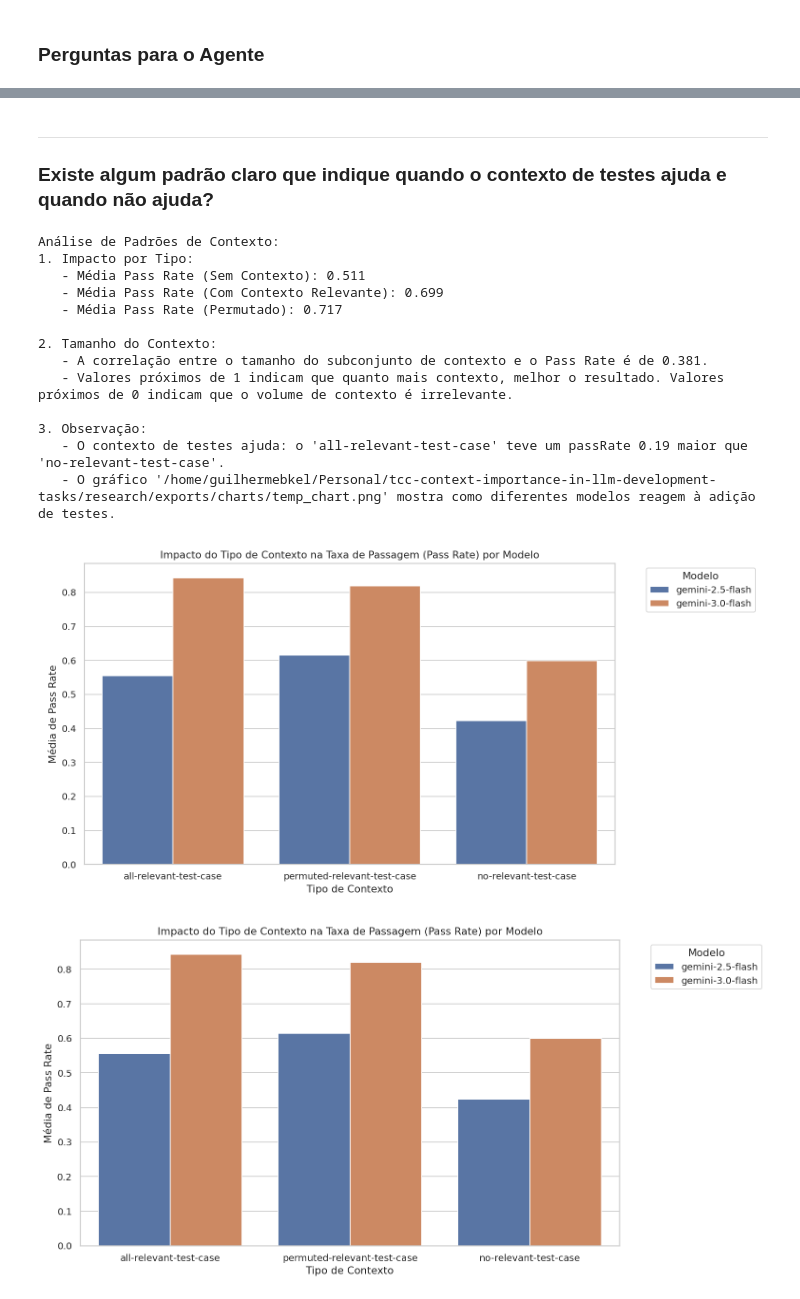
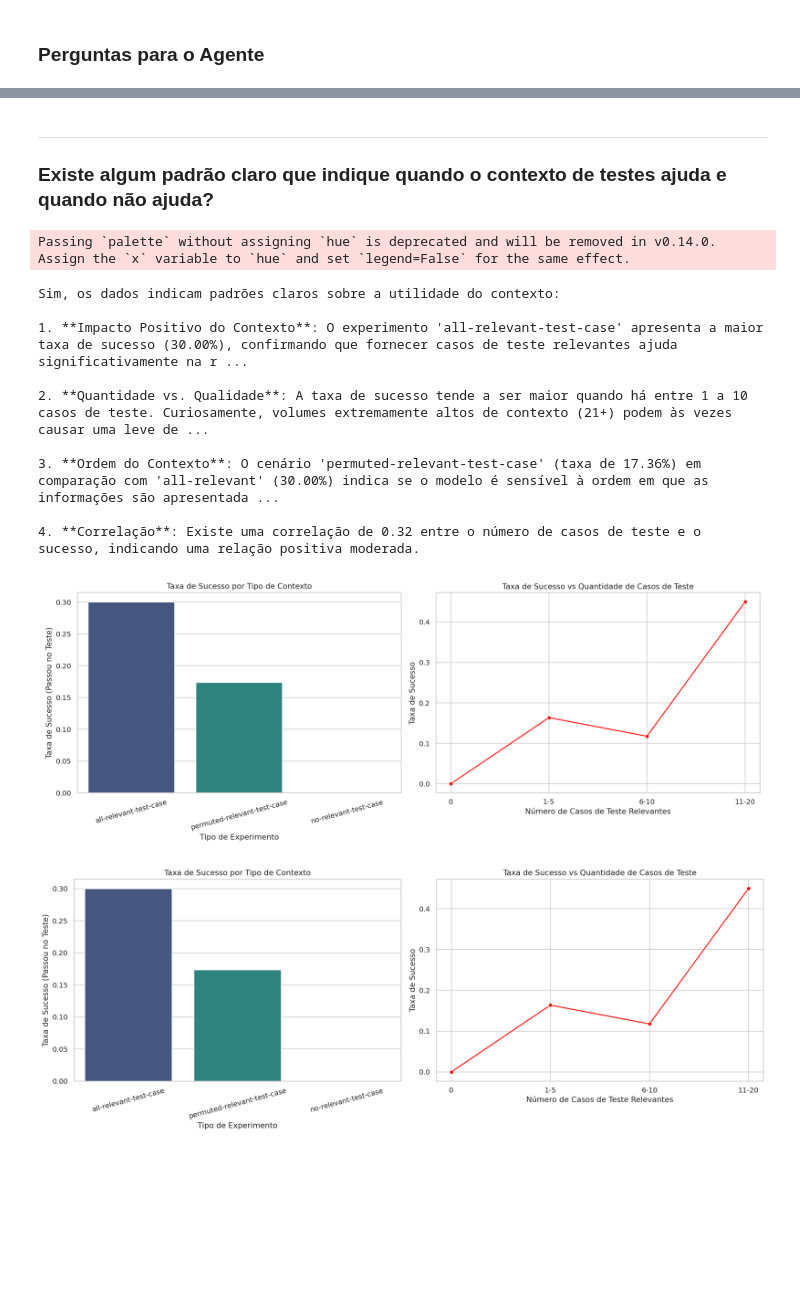
Before and after one commit to guilhermebkel/vem2026-test-driven-prompting, a Jupyter notebook: research/analysis.ipynb, the cells around one changed output, grey strips where cells are left out. Drawn from its saved outputs; the diff is of its cells as text; code cells hidden in the pictures; blank space fills up the shorter version.

```diff
--- a/research/analysis.ipynb
+++ b/research/analysis.ipynb
@@ -258,7 +258,7 @@ questions = [
     "Quais métodos foram reconstruídos com sucesso em todos os contextos testados?",
     "Quais métodos nunca foram reconstruídos com sucesso, independente do contexto ou modelo?",
     "Resuma os principais achados do experimento em tópicos.",
-    "Existe algum padrão claro que indique quando o contexto de testes ajuda e quando não ajuda?",
+    "Existe algum padrão claro que indique quando o contexto de testes ajuda e quando não ajuda?"
 ]
 
 for question in questions:
@@ -287,17 +293,14 @@ Principais achados do experimento:
 ---
 ### Existe algum padrão claro que indique quando o contexto de testes ajuda e quando não ajuda?
-Análise de Padrões de Contexto:
-1. Impacto por Tipo:
-   - Média Pass Rate (Sem Contexto): 0.511
-   - Média Pass Rate (Com Contexto Relevante): 0.699
-   - Média Pass Rate (Permutado): 0.717
-
-2. Tamanho do Contexto:
-   - A correlação entre o tamanho do subconjunto de contexto e o Pass Rate é de 0.381.
-   - Valores próximos de 1 indicam que quanto mais contexto, melhor o resultado. Valores próximos de 0 indicam que o volume de contexto é irrelevante.
-
-3. Observação:
-   - O contexto de testes ajuda: o 'all-relevant-test-case' teve um passRate 0.19 maior que 'no-relevant-test-case'.
-   - O gráfico '/home/guilhermebkel/Personal/tcc-context-importance-in-llm-development-tasks/research/exports/charts/temp_chart.png' mostra como diferentes modelos reagem à adição de testes.
+Passing `palette` without assigning `hue` is deprecated and will be removed in v0.14.0. Assign the `x` variable to `hue` and set `legend=False` for the same effect.
+Sim, os dados indicam padrões claros sobre a utilidade do contexto:
+
+1. **Impacto Positivo do Contexto**: O experimento 'all-relevant-test-case' apresenta a maior taxa de sucesso (30.00%), confirmando que fornecer casos de teste relevantes ajuda significativamente na r ...
+
+2. **Quantidade vs. Qualidade**: A taxa de sucesso tende a ser maior quando há entre 1 a 10 casos de teste. Curiosamente, volumes extremamente altos de contexto (21+) podem às vezes causar uma leve de ...
+
+3. **Ordem do Contexto**: O cenário 'permuted-relevant-test-case' (taxa de 17.36%) em comparação com 'all-relevant' (30.00%) indica se o modelo é sensível à ordem em que as informações são apresentada ...
+
+4. **Correlação**: Existe uma correlação de 0.32 entre o número de casos de teste e o sucesso, indicando uma relação positiva moderada.
-[figure, old version]
+[figure, new version]
-[figure, old version]
+[figure, new version]
```
Also changed, not shown: parts of 7 cells of this notebook, 11 other files.
